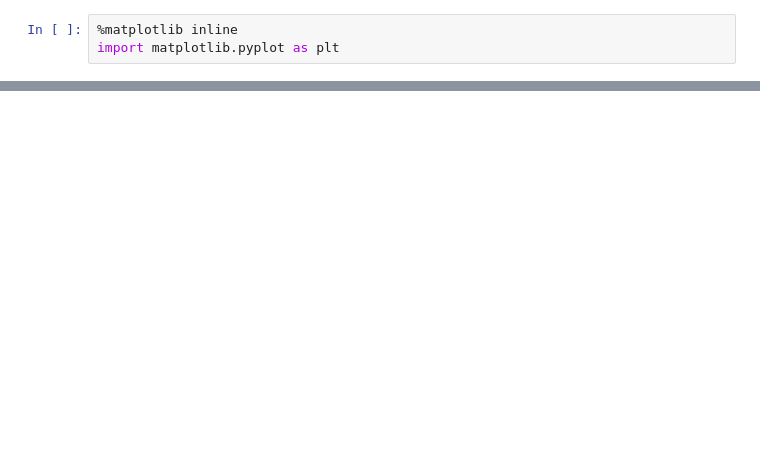
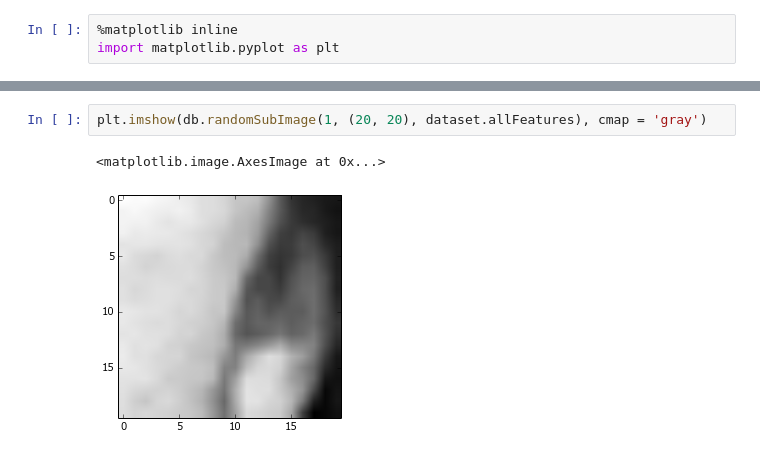
Before and after one commit to kamvlad/faceFeatures, a Jupyter notebook: FaceDBNotebook.ipynb, the cells around one changed output, grey strips where cells are left out. Drawn from its saved outputs; the diff is of its cells as text; blank space fills up the shorter version.

```diff
--- a/FaceDBNotebook.ipynb
+++ b/FaceDBNotebook.ipynb
@@ -21,0 +58,5 @@ plt.imshow(featureImage, cmap = 'gray')
+# %%
+plt.imshow(db.randomSubImage(1, (20, 20), dataset.allFeatures), cmap = 'gray')
+# %% [output]
+<matplotlib.image.AxesImage at 0x...>
+[figure, added]
```
Also changed, not shown: parts of 11 cells of this notebook, 4 other files.
